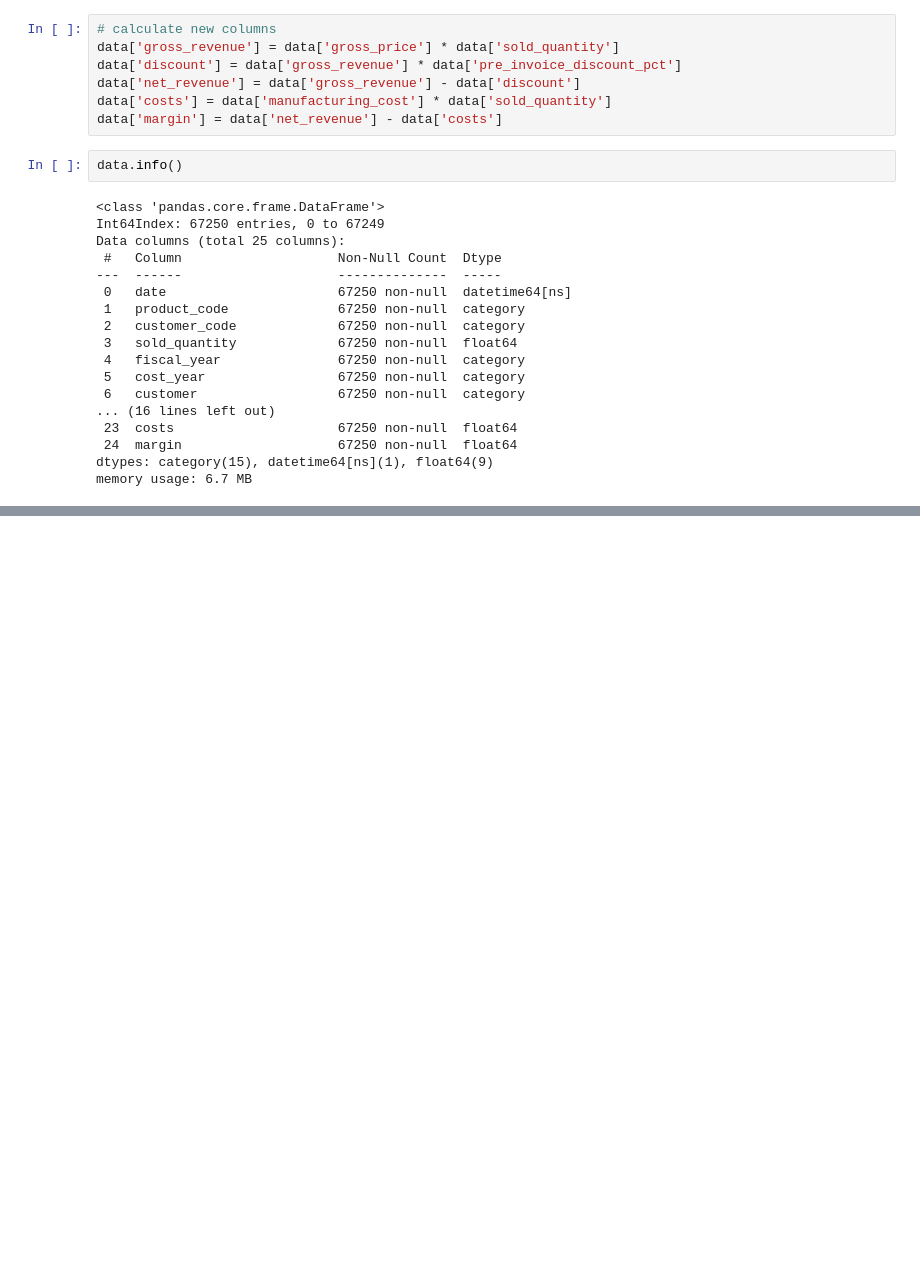
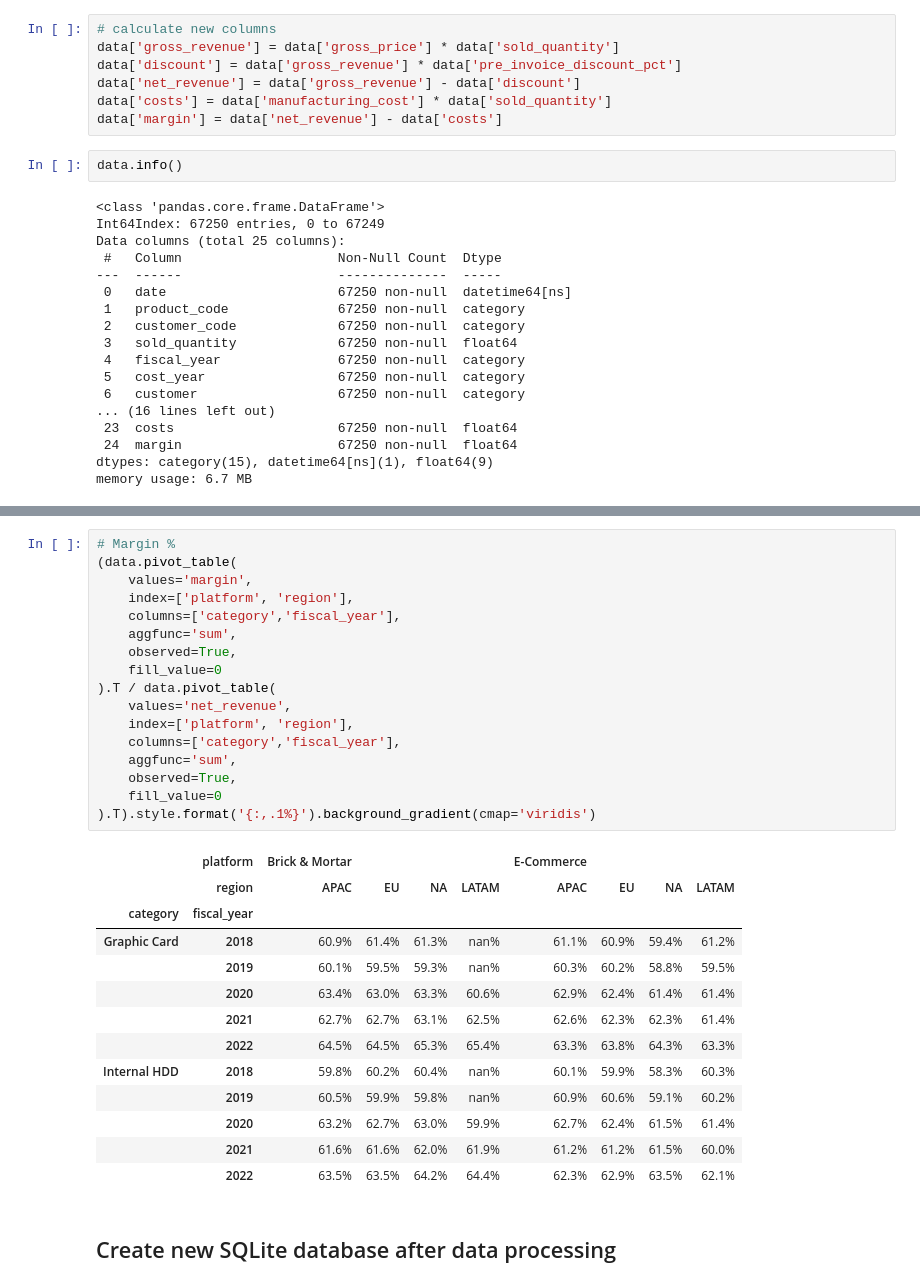
Before and after one commit to maximchuvstvin/i-learn-final-project, a Jupyter notebook: final_project.ipynb, the cells around one changed output, grey strips where cells are left out. Cells and saved outputs as stored; diff of their text form; blank space fills up the shorter version.

```diff
--- a/final_project.ipynb
+++ b/final_project.ipynb
@@ -673,3 +676,36 @@ data.pivot_table(
 |  | 2020 | 1,839,148 | 776,961 | 623,905 | 1,160 | 1,108,048 | 299,842 | 506,490 | 43,008 |
 |  | 2021 | 4,252,878 | 2,027,429 | 1,551,859 | 7,673 | 1,663,586 | 538,071 | 819,888 | 32,604 |
 |  | 2022 | 6,707,208 | 3,112,695 | 2,430,382 | 12,399 | 2,486,426 | 798,448 | 1,181,321 | 44,983 |
+# %%
+# Margin %
+(data.pivot_table(
+    values='margin',
+    index=['platform', 'region'],
+    columns=['category','fiscal_year'],
+    aggfunc='sum',
+    observed=True,
+    fill_value=0
+).T / data.pivot_table(
+    values='net_revenue',
+    index=['platform', 'region'],
+    columns=['category','fiscal_year'],
+    aggfunc='sum',
+    observed=True,
+    fill_value=0
+).T).style.format('{:,.1%}').background_gradient(cmap='viridis')
+# %% [output]
+|  | platform | Brick & Mortar |  |  |  | E-Commerce |  |  |  |
+|  | region | APAC | EU | NA | LATAM | APAC | EU | NA | LATAM |
+| category | fiscal_year |  |  |  |  |  |  |  |  |
+| Graphic Card | 2018 | 60.9% | 61.4% | 61.3% | nan% | 61.1% | 60.9% | 59.4% | 61.2% |
+|  | 2019 | 60.1% | 59.5% | 59.3% | nan% | 60.3% | 60.2% | 58.8% | 59.5% |
+|  | 2020 | 63.4% | 63.0% | 63.3% | 60.6% | 62.9% | 62.4% | 61.4% | 61.4% |
+|  | 2021 | 62.7% | 62.7% | 63.1% | 62.5% | 62.6% | 62.3% | 62.3% | 61.4% |
+|  | 2022 | 64.5% | 64.5% | 65.3% | 65.4% | 63.3% | 63.8% | 64.3% | 63.3% |
+| Internal HDD | 2018 | 59.8% | 60.2% | 60.4% | nan% | 60.1% | 59.9% | 58.3% | 60.3% |
+|  | 2019 | 60.5% | 59.9% | 59.8% | nan% | 60.9% | 60.6% | 59.1% | 60.2% |
+|  | 2020 | 63.2% | 62.7% | 63.0% | 59.9% | 62.7% | 62.4% | 61.5% | 61.4% |
+|  | 2021 | 61.6% | 61.6% | 62.0% | 61.9% | 61.2% | 61.2% | 61.5% | 60.0% |
+|  | 2022 | 63.5% | 63.5% | 64.2% | 64.4% | 62.3% | 62.9% | 63.5% | 62.1% |
+# %% [markdown]
+## Create new SQLite database after data processing
```
Also changed, not shown: parts of 8 cells of this notebook.
